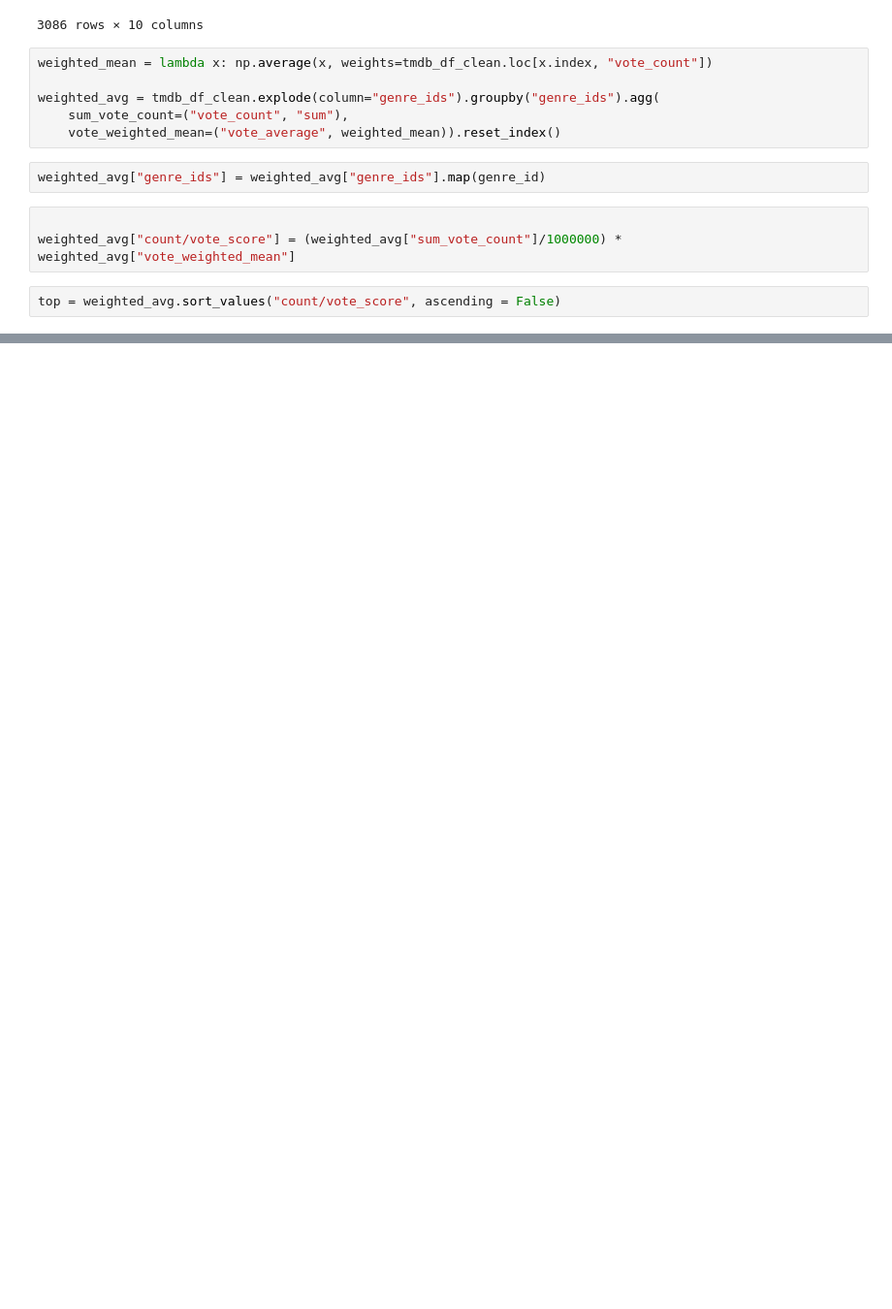
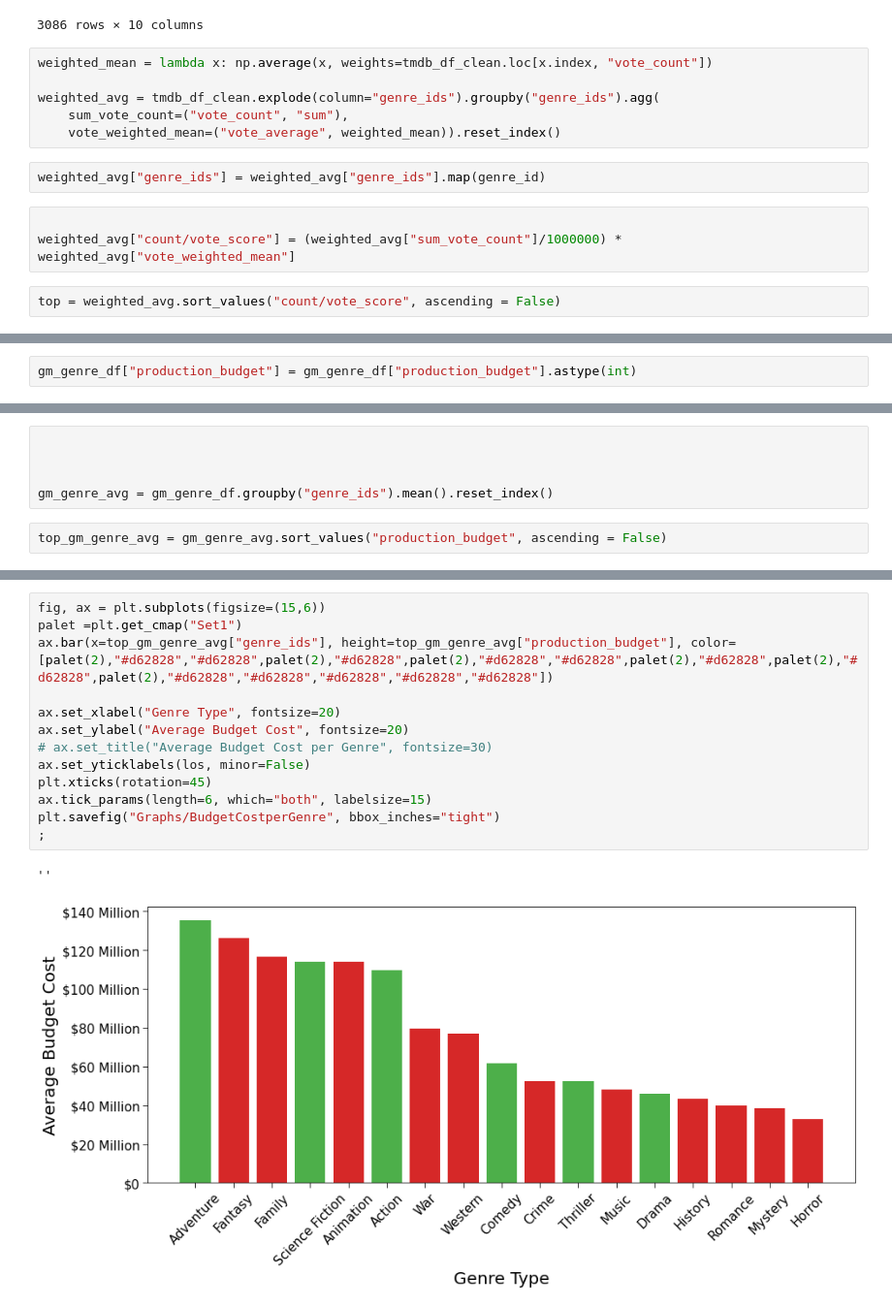
Before and after one commit to Co-nn/Movie-Analysis-Project, a Jupyter notebook: Connor/Untitled.ipynb, the cells around one changed output, grey strips where cells are left out. Shown at 97% size. Drawn from its saved outputs; the diff is of its cells as text; blank space fills up the shorter version.

```diff
--- a/Connor/Untitled.ipynb
+++ b/Connor/Untitled.ipynb
@@ -262,0 +312,2 @@ top = weighted_avg.sort_values("count/vote_score", ascending = False)
+# %%
+gm_genre_df["production_budget"] = gm_genre_df["production_budget"].astype(int)
@@ -262,0 +330,7 @@ top = weighted_avg.sort_values("count/vote_score", ascending = False)
+# %%
+
+
+
+gm_genre_avg = gm_genre_df.groupby("genre_ids").mean().reset_index()
+# %%
+top_gm_genre_avg = gm_genre_avg.sort_values("production_budget", ascending = False)
@@ -282,0 +431,16 @@ fig.add_artist(lines.Line2D([.3935, .3935], [.12, .88]))
+# %%
+fig, ax = plt.subplots(figsize=(15,6))
+palet =plt.get_cmap("Set1")
+ax.bar(x=top_gm_genre_avg["genre_ids"], height=top_gm_genre_avg["production_budget"], color=[palet(2),"#d62828","#d62828",palet(2),"#d62828",palet(2),"#d62828","#d62828",palet(2),"#d62828",palet(2),"#d62828",palet(2),"#d62828","#d62828","#d62828","#d62828","#d62828"])
+
+ax.set_xlabel("Genre Type", fontsize=20)
+ax.set_ylabel("Average Budget Cost", fontsize=20)
+# ax.set_title("Average Budget Cost per Genre", fontsize=30)
+ax.set_yticklabels(los, minor=False)
+plt.xticks(rotation=45)
+ax.tick_params(length=6, which="both", labelsize=15)
+plt.savefig("Graphs/BudgetCostperGenre", bbox_inches="tight")
+;
+# %% [output]
+''
+[figure, added]
```
Also changed, not shown: parts of 31 cells of this notebook, 3 other files.
